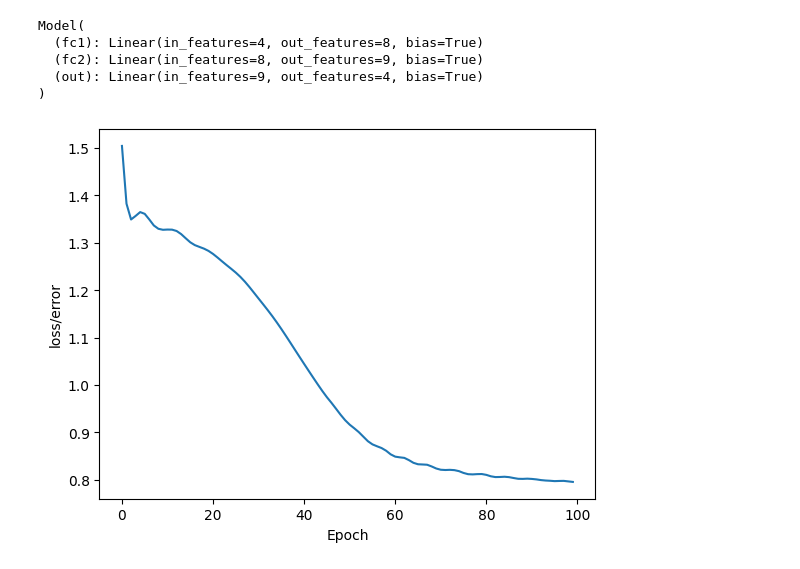
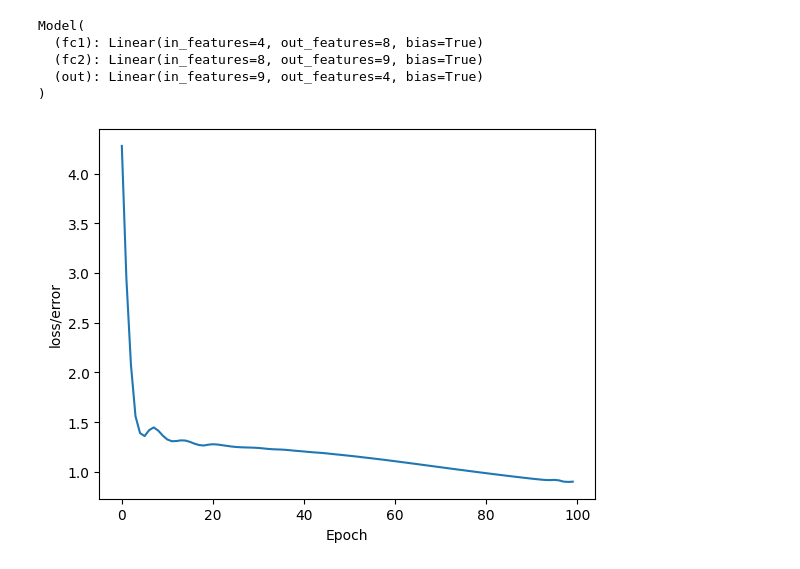
Before and after one commit to AnthonyCampos123/SURP-Neural-Network-Model-Distillation-and-Pruning-for-Pattern-Recognition-and-Predictions, a Jupyter notebook: PyTorch_Neural_Network_2_SURP.ipynb, the cells around one changed output. Drawn from its saved outputs; the diff is of its cells as text; code cells hidden in the pictures.

```diff
--- a/PyTorch_Neural_Network_2_SURP.ipynb
+++ b/PyTorch_Neural_Network_2_SURP.ipynb
@@ -24,9 +24,6 @@ class Model(nn.Module):
     x = self.out(x)
 
     return x
-
-# manual seed for randomization
-torch.manual_seed(25)
 
 # create an instance of model
 model = Model()
@@ -147,8 +144,7 @@ with torch.no_grad():
 
 print(f'Correct: {correct}')
 
-test_classify_diamond_1 = torch.tensor([1.21, 63.6, 58.0, 2.0]). **********
-
+test_classify_diamond_1 = torch.tensor([1.21, 63.6, 58.0, 2.0])
 # prediction is the index that is the greatest
 # ex. 0 = Fair, 1 = Good, 2 = Ideal, 3 = Premium
 with torch.no_grad():
@@ -190,6 +186,6 @@ tensor([-1.7293,  2.7801,  0.9096,  5.7732])
 Model(
   (fc1): Linear(in_features=4, out_features=8, bias=True)
   (fc2): Linear(in_features=8, out_features=9, bias=True)
   (out): Linear(in_features=9, out_features=4, bias=True)
 )
-[figure, old version]
+[figure, new version]
```
Also changed, not shown: parts of 2 cells of this notebook.
